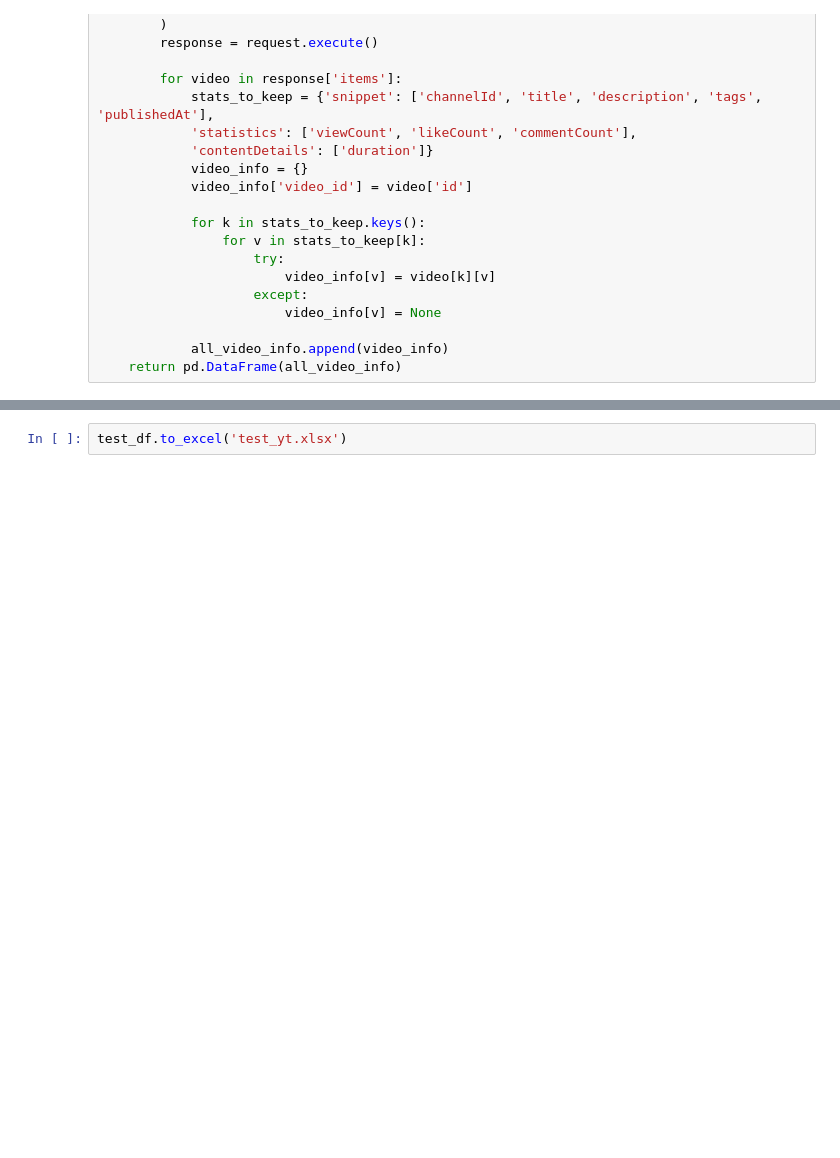
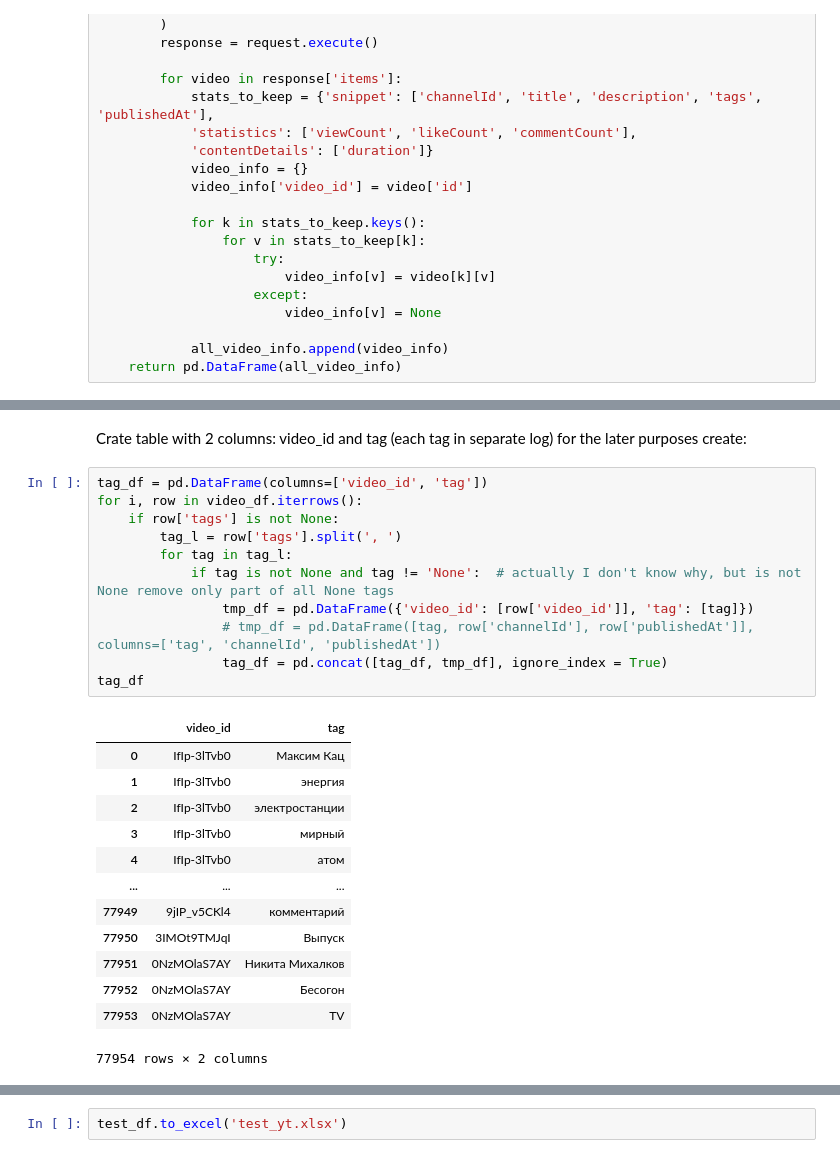
Before and after one commit to JaneAmi/YouTube_channels_analisys, a Jupyter notebook: mainjpn.ipynb, the cells around one changed output, grey strips where cells are left out. Drawn from its saved outputs; the diff is of its cells as text; blank space fills up the shorter version.

```diff
--- a/mainjpn.ipynb
+++ b/mainjpn.ipynb
@@ -320,0 +324,27 @@ test_df
+# %% [markdown]
+Crate table with 2 columns: video_id and tag (each tag in separate log) for the later purposes create:
+# %%
+tag_df = pd.DataFrame(columns=['video_id', 'tag'])
+for i, row in video_df.iterrows():
+    if row['tags'] is not None:
+        tag_l = row['tags'].split(', ')
+        for tag in tag_l:
+            if tag is not None and tag != 'None':  # actually I don't know why, but is not None remove only part of all None tags
+                tmp_df = pd.DataFrame({'video_id': [row['video_id']], 'tag': [tag]})
+                # tmp_df = pd.DataFrame([tag, row['channelId'], row['publishedAt']], columns=['tag', 'channelId', 'publishedAt'])
+                tag_df = pd.concat([tag_df, tmp_df], ignore_index = True)
+tag_df
+# %% [output]
+|  | video_id | tag |
+| 0 | IfIp-3lTvb0 | Максим Кац |
+| 1 | IfIp-3lTvb0 | энергия |
+| 2 | IfIp-3lTvb0 | электростанции |
+| 3 | IfIp-3lTvb0 | мирный |
+| 4 | IfIp-3lTvb0 | атом |
+| ... | ... | ... |
+| 77949 | 9jIP_v5CKl4 | комментарий |
+| 77950 | 3IMOt9TMJqI | Выпуск |
+| 77951 | 0NzMOlaS7AY | Никита Михалков |
+| 77952 | 0NzMOlaS7AY | Бесогон |
+| 77953 | 0NzMOlaS7AY | TV |
+77954 rows × 2 columns
```
Also changed, not shown: parts of 47 cells of this notebook.
